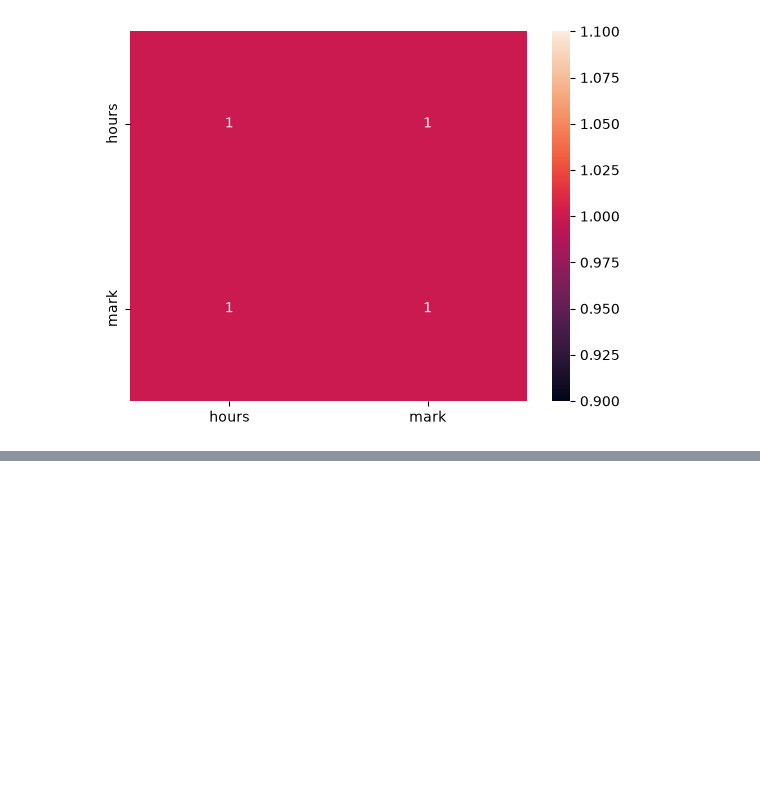
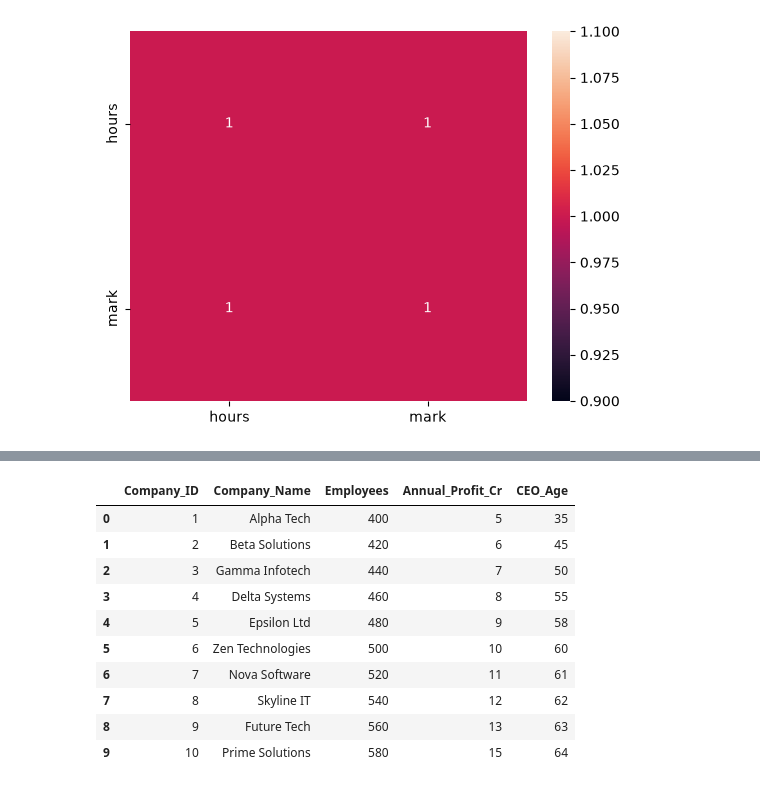
Before and after one commit to krish-hirani-001/data-science-learning-journey, a Jupyter notebook: 09_Statistics/descriptive_statistics.ipynb, the cells around one changed output, grey strips where cells are left out. Saved outputs shown, nothing was run; the diff lists cells and outputs as text; code cells hidden in the pictures; blank space fills up the shorter version.

```diff
--- a/09_Statistics/descriptive_statistics.ipynb
+++ b/09_Statistics/descriptive_statistics.ipynb
@@ -271,0 +277,15 @@ plt.show()
+# %%
+df=pd.read_csv('data.csv')
+df.head(10)
+# %% [output]
+|  | Company_ID | Company_Name | Employees | Annual_Profit_Cr | CEO_Age |
+| 0 | 1 | Alpha Tech | 400 | 5 | 35 |
+| 1 | 2 | Beta Solutions | 420 | 6 | 45 |
+| 2 | 3 | Gamma Infotech | 440 | 7 | 50 |
+| 3 | 4 | Delta Systems | 460 | 8 | 55 |
+| 4 | 5 | Epsilon Ltd | 480 | 9 | 58 |
+| 5 | 6 | Zen Technologies | 500 | 10 | 60 |
+| 6 | 7 | Nova Software | 520 | 11 | 61 |
+| 7 | 8 | Skyline IT | 540 | 12 | 62 |
+| 8 | 9 | Future Tech | 560 | 13 | 63 |
+| 9 | 10 | Prime Solutions | 580 | 15 | 64 |
```
Also changed, not shown: parts of 7 cells of this notebook, 3 other files.
